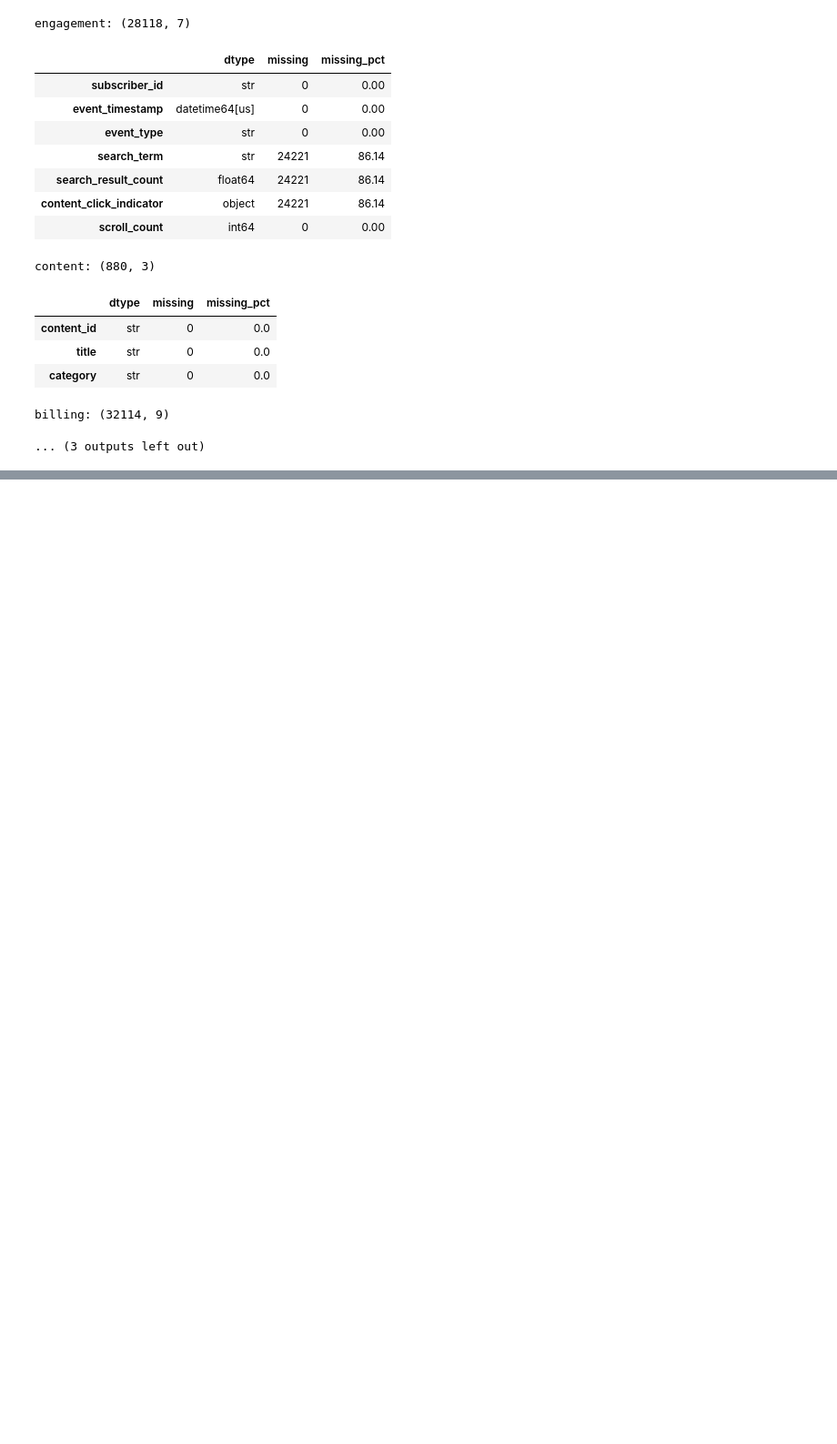
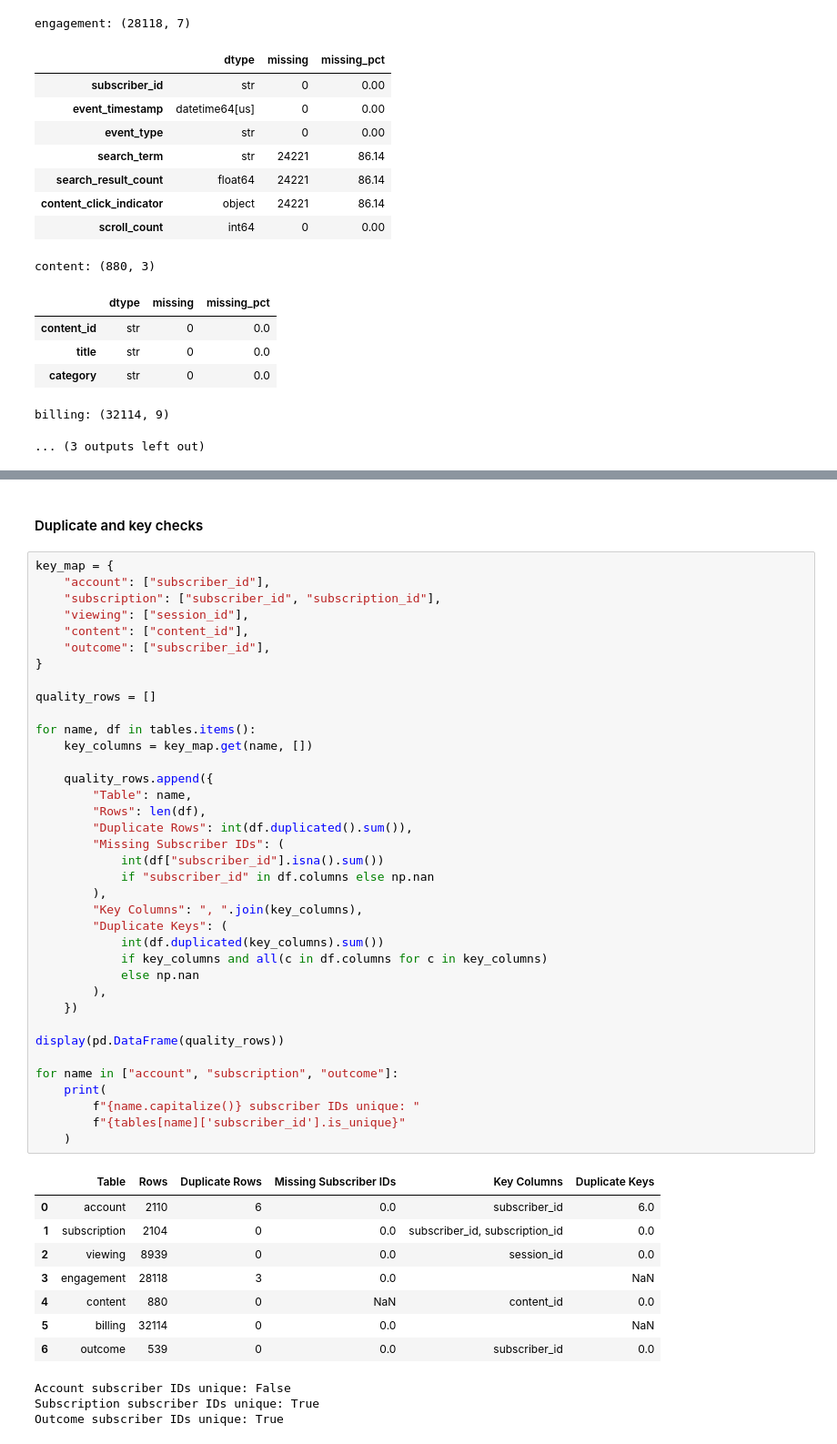
Before and after one commit to Thakgalo-Sehlola/capstone-project, a Jupyter notebook: notebooks/SS3_PartB.ipynb, the cells around one changed output, grey strips where cells are left out. Shown at 91% size. Cells and saved outputs as stored; diff of their text form; blank space fills up the shorter version.

```diff
--- a/notebooks/SS3_PartB.ipynb
+++ b/notebooks/SS3_PartB.ipynb
@@ -252,0 +257,51 @@ billing: (32114, 9)
+# %% [markdown]
+#### Duplicate and key checks
+# %%
+key_map = {
+    "account": ["subscriber_id"],
+    "subscription": ["subscriber_id", "subscription_id"],
+    "viewing": ["session_id"],
+    "content": ["content_id"],
+    "outcome": ["subscriber_id"],
+}
+
+quality_rows = []
+
+for name, df in tables.items():
+    key_columns = key_map.get(name, [])
+
+    quality_rows.append({
+        "Table": name,
+        "Rows": len(df),
+        "Duplicate Rows": int(df.duplicated().sum()),
+        "Missing Subscriber IDs": (
+            int(df["subscriber_id"].isna().sum())
+            if "subscriber_id" in df.columns else np.nan
+        ),
+        "Key Columns": ", ".join(key_columns),
+        "Duplicate Keys": (
+            int(df.duplicated(key_columns).sum())
+            if key_columns and all(c in df.columns for c in key_columns)
+            else np.nan
+        ),
+    })
+
+display(pd.DataFrame(quality_rows))
+
+for name in ["account", "subscription", "outcome"]:
+    print(
+        f"{name.capitalize()} subscriber IDs unique: "
+        f"{tables[name]['subscriber_id'].is_unique}"
+    )
+# %% [output]
+|  | Table | Rows | Duplicate Rows | Missing Subscriber IDs | Key Columns | Duplicate Keys |
+| 0 | account | 2110 | 6 | 0.0 | subscriber_id | 6.0 |
+| 1 | subscription | 2104 | 0 | 0.0 | subscriber_id, subscription_id | 0.0 |
+| 2 | viewing | 8939 | 0 | 0.0 | session_id | 0.0 |
+| 3 | engagement | 28118 | 3 | 0.0 |  | NaN |
+| 4 | content | 880 | 0 | NaN | content_id | 0.0 |
+| 5 | billing | 32114 | 0 | 0.0 |  | NaN |
+| 6 | outcome | 539 | 0 | 0.0 | subscriber_id | 0.0 |
+Account subscriber IDs unique: False
+Subscription subscriber IDs unique: True
+Outcome subscriber IDs unique: True
```
Also changed, not shown: parts of 9 cells of this notebook.
